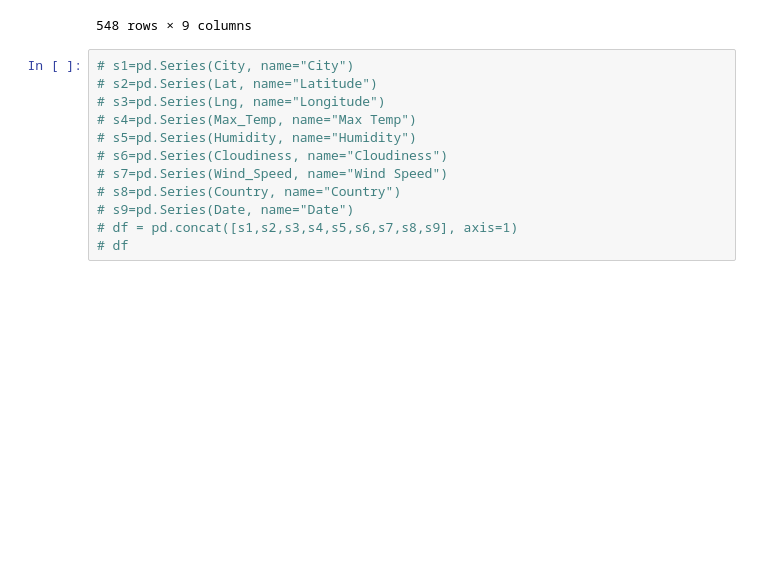
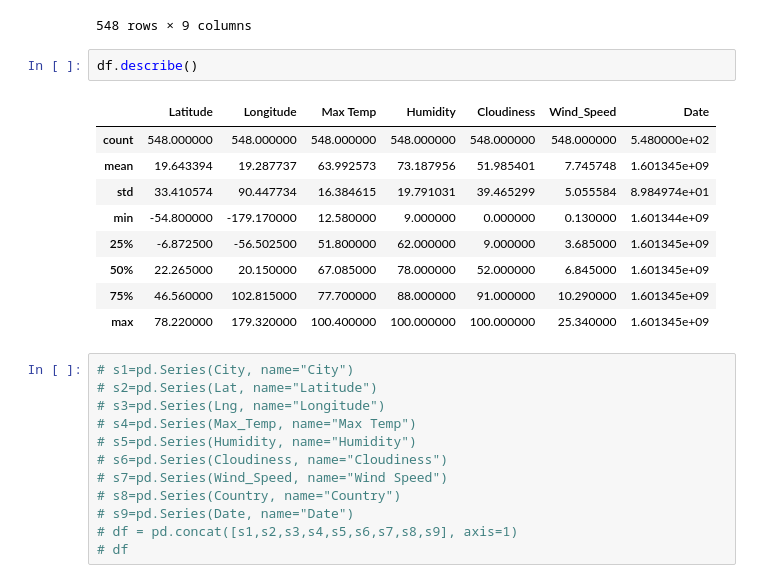
Before and after one commit to arcebri1/API-challenge, a Jupyter notebook: WeatherPy/WeatherPy.ipynb, the cells around one changed output. Drawn from its saved outputs; the diff is of its cells as text; blank space fills up the shorter version.

```diff
--- a/WeatherPy/WeatherPy.ipynb
+++ b/WeatherPy/WeatherPy.ipynb
@@ -169,6 +169,18 @@ df
 | 546 | Igarka | 67.47 | 86.58 | 30.97 | 94 | 14 | 9.31 | RU | 1601344958 |
 | 547 | Kurduvādi | 18.08 | 75.43 | 74.91 | 81 | 41 | 6.87 | IN | 1601344958 |
 548 rows × 9 columns
+# %%
+df.describe()
+# %% [output]
+|  | Latitude | Longitude | Max Temp | Humidity | Cloudiness | Wind_Speed | Date |
+| count | 548.000000 | 548.000000 | 548.000000 | 548.000000 | 548.000000 | 548.000000 | 5.480000e+02 |
+| mean | 19.643394 | 19.287737 | 63.992573 | 73.187956 | 51.985401 | 7.745748 | 1.601345e+09 |
+| std | 33.410574 | 90.447734 | 16.384615 | 19.791031 | 39.465299 | 5.055584 | 8.984974e+01 |
+| min | -54.800000 | -179.170000 | 12.580000 | 9.000000 | 0.000000 | 0.130000 | 1.601344e+09 |
+| 25% | -6.872500 | -56.502500 | 51.800000 | 62.000000 | 9.000000 | 3.685000 | 1.601345e+09 |
+| 50% | 22.265000 | 20.150000 | 67.085000 | 78.000000 | 52.000000 | 6.845000 | 1.601345e+09 |
+| 75% | 46.560000 | 102.815000 | 77.700000 | 88.000000 | 91.000000 | 10.290000 | 1.601345e+09 |
+| max | 78.220000 | 179.320000 | 100.400000 | 100.000000 | 100.000000 | 25.340000 | 1.601345e+09 |
 # %%
 # s1=pd.Series(City, name="City")
 # s2=pd.Series(Lat, name="Latitude")
```
Also changed, not shown: parts of 5 cells of this notebook, 4 other files.
